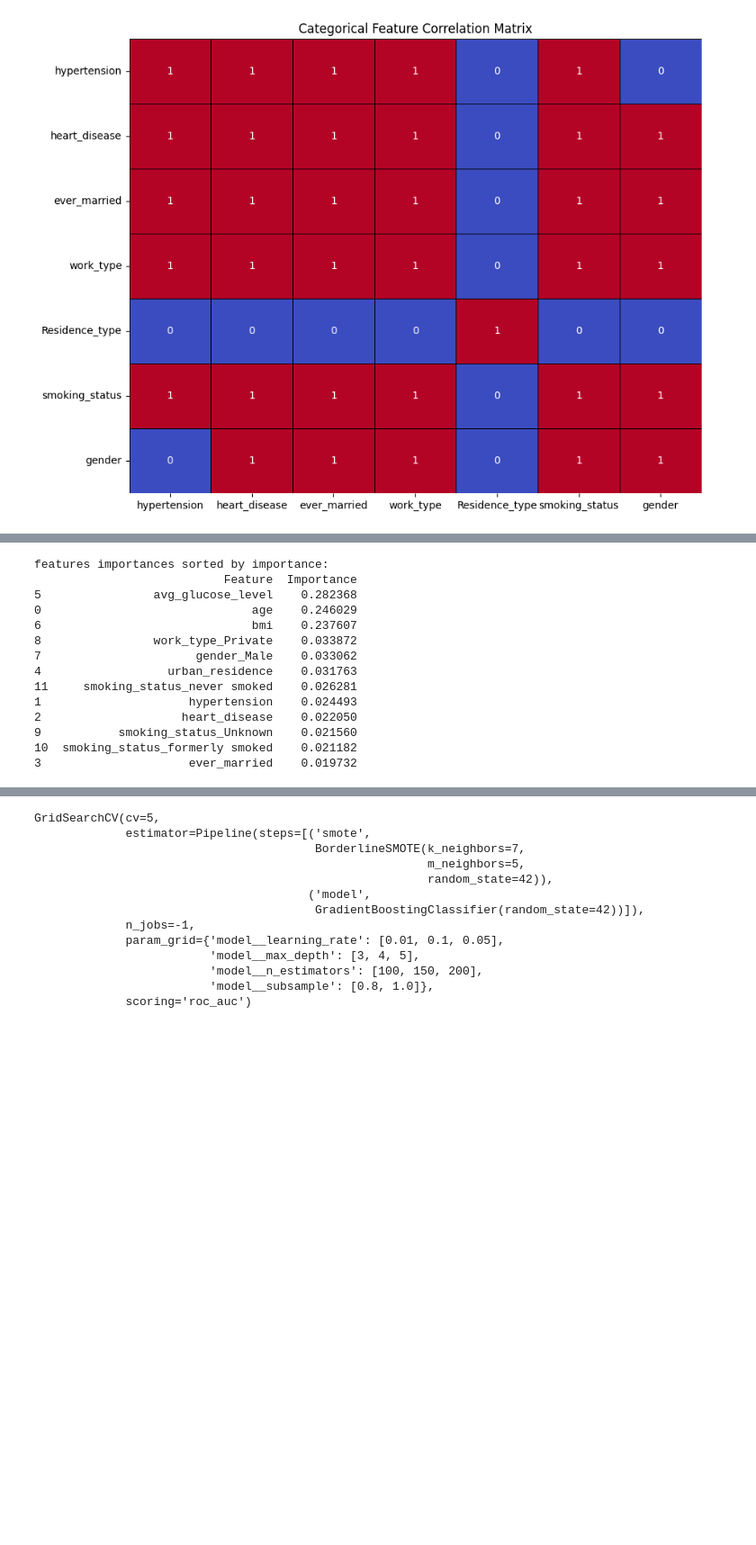
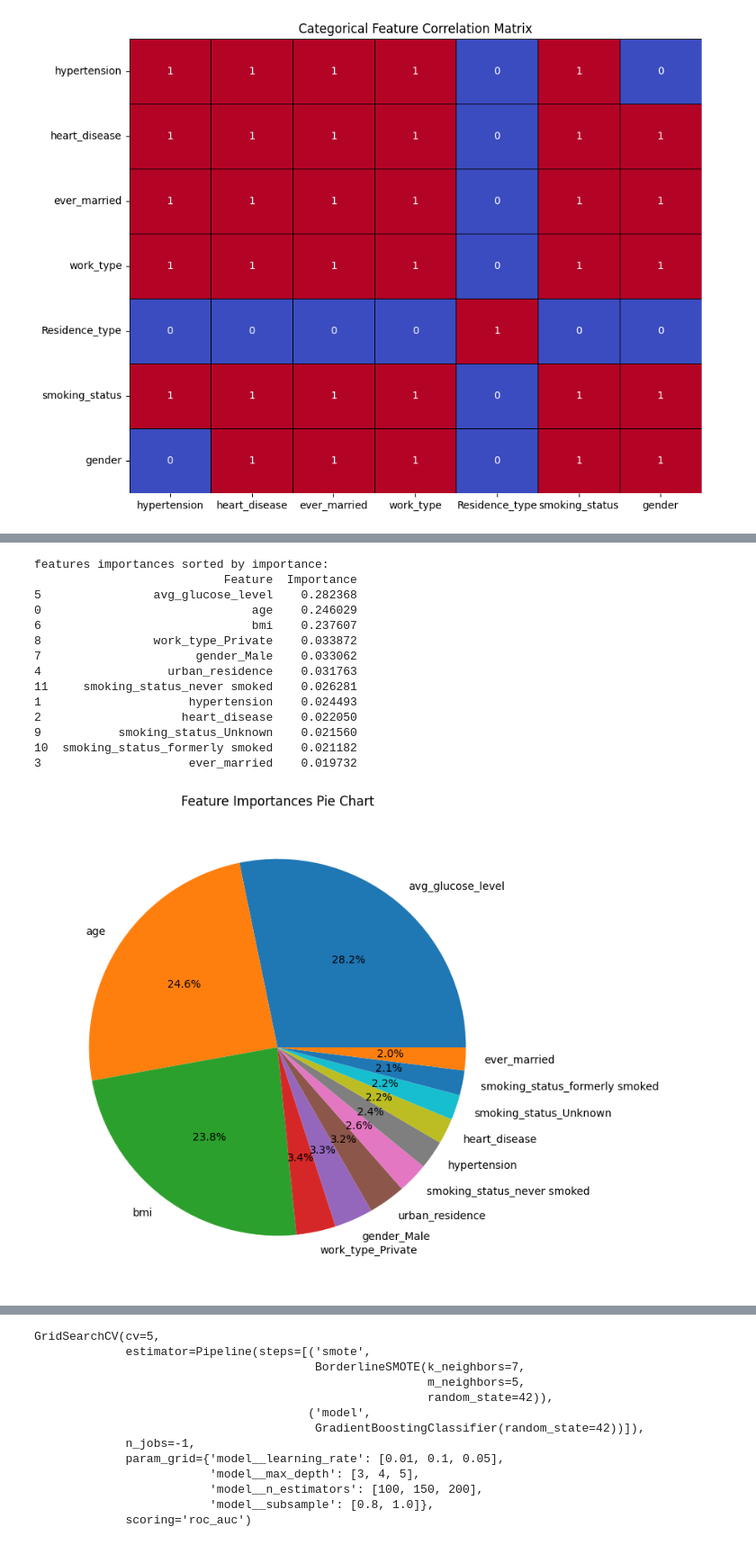
Before and after one commit to marco10507/ml-portfolio, a Jupyter notebook: stroke_prediction.ipynb, the cells around one changed output, grey strips where cells are left out. Shown: that part at 90% size. Saved outputs shown, nothing was run; the diff lists cells and outputs as text; code cells hidden in the pictures; blank space fills up the shorter version.

```diff
--- a/stroke_prediction.ipynb
+++ b/stroke_prediction.ipynb
@@ -346,23 +355,33 @@ number of selected features:  12
 # %%
-# sort by importance the 12 selected features
+selected_features_mask = rfecv.support_
+selected_features = X_train.columns[selected_features_mask]
+
 feature_importances = rfecv.estimator_.feature_importances_
 df_feature_importances = pd.DataFrame({'Feature': selected_features, 'Importance': feature_importances})
 df_feature_importances = df_feature_importances.sort_values(by='Importance', ascending=False)
 
 print("features importances sorted by importance:")
 print(df_feature_importances)
+print()
+print()
+
+plt.figure(figsize=(8,8))
+plt.pie(df_feature_importances['Importance'], labels=df_feature_importances['Feature'], autopct='%1.1f%%')
+plt.title('Feature Importances Pie Chart')
+plt.show()
 # %% [output]
 features importances sorted by importance:
                            Feature  Importance
 5                avg_glucose_level    0.282368
 0                              age    0.246029
 6                              bmi    0.237607
 8                work_type_Private    0.033872
 7                      gender_Male    0.033062
 4                  urban_residence    0.031763
 11     smoking_status_never smoked    0.026281
 1                     hypertension    0.024493
 2                    heart_disease    0.022050
 9           smoking_status_Unknown    0.021560
 10  smoking_status_formerly smoked    0.021182
 3                     ever_married    0.019732
+[figure, added]
```
Also changed, not shown: parts of 26 cells of this notebook.
